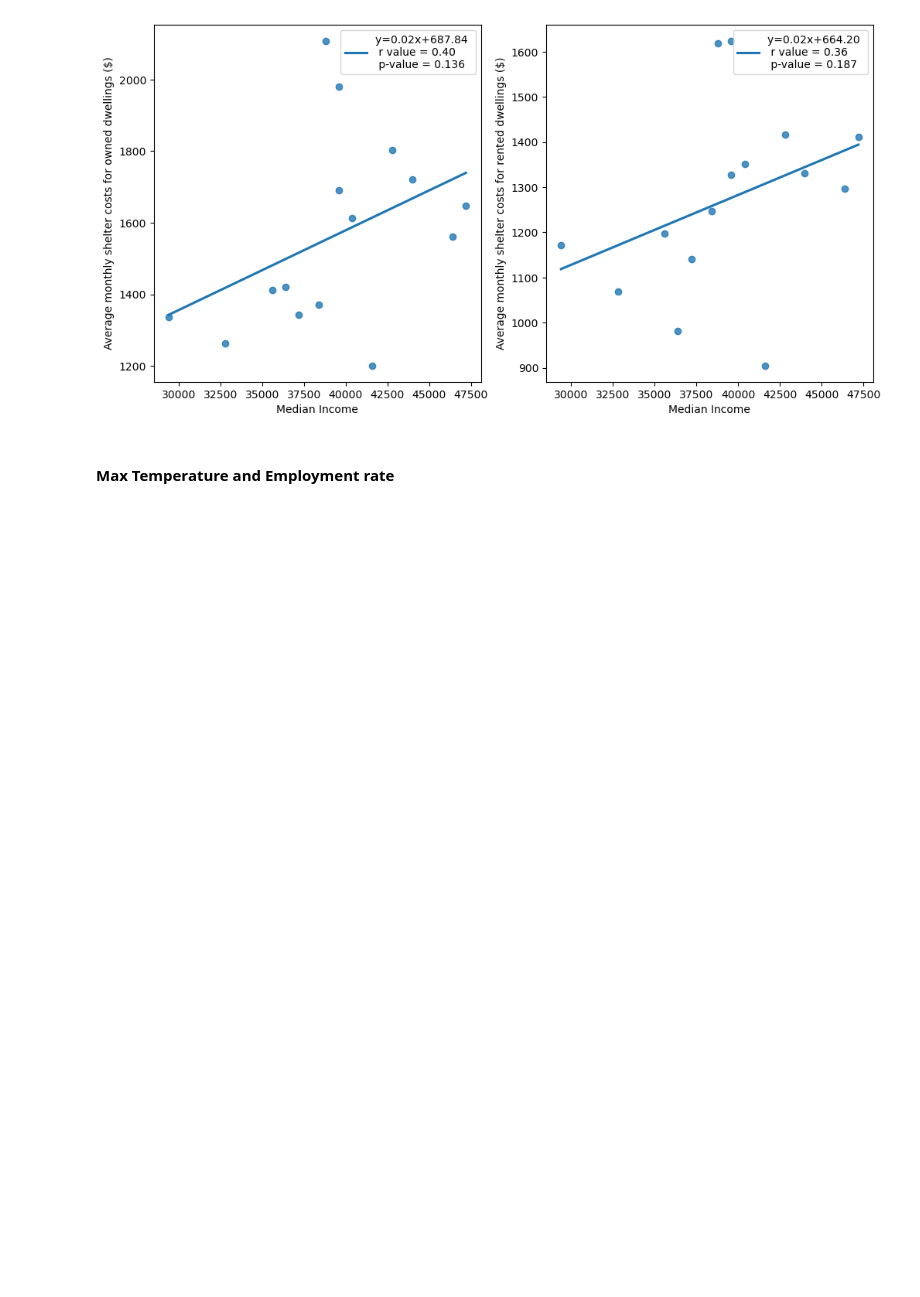
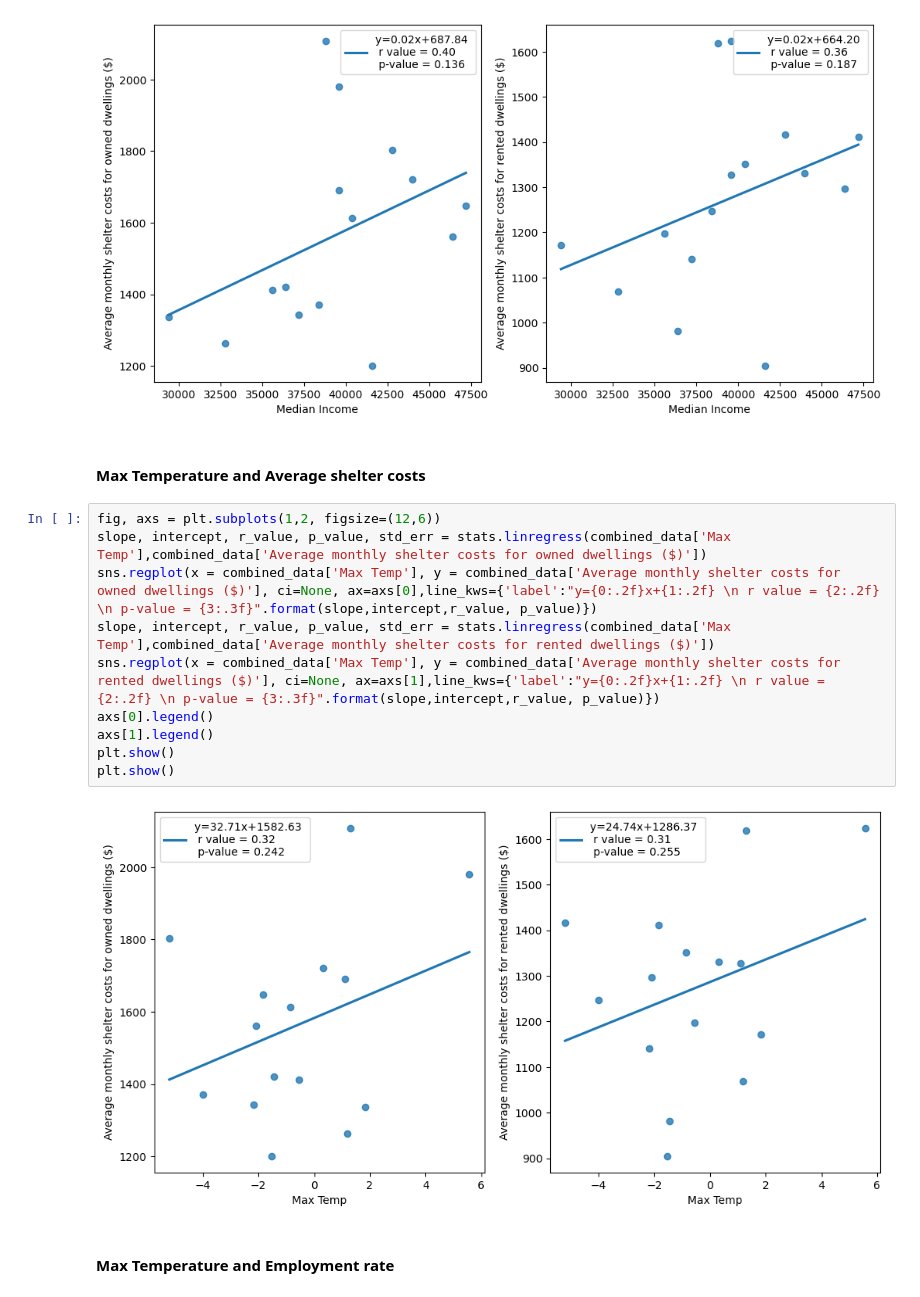
Before and after one commit to detmanski/Overview_Canada_Analysis, a Jupyter notebook: emp_and_shelter_cost.ipynb, the cells around one changed output. Drawn from its saved outputs; the diff is of its cells as text; blank space fills up the shorter version.

Commit message:
added extra graphs

```diff
--- a/emp_and_shelter_cost.ipynb
+++ b/emp_and_shelter_cost.ipynb
@@ -409,6 +409,20 @@ plt.show()
 plt.show()
 # %% [output]
 [figure]
+# %% [markdown]
+#### Max Temperature and Average shelter costs
+# %%
+fig, axs = plt.subplots(1,2, figsize=(12,6))
+slope, intercept, r_value, p_value, std_err = stats.linregress(combined_data['Max Temp'],combined_data['Average monthly shelter costs for owned dwellings ($)'])
+sns.regplot(x = combined_data['Max Temp'], y = combined_data['Average monthly shelter costs for owned dwellings ($)'], ci=None, ax=axs[0],line_kws={'label':"y={0:.2f}x+{1:.2f} \n r value = {2:.2f} \n p-value = {3:.3f}".format(slope,intercept,r_value, p_value)})
+slope, intercept, r_value, p_value, std_err = stats.linregress(combined_data['Max Temp'],combined_data['Average monthly shelter costs for rented dwellings ($)'])
+sns.regplot(x = combined_data['Max Temp'], y = combined_data['Average monthly shelter costs for rented dwellings ($)'], ci=None, ax=axs[1],line_kws={'label':"y={0:.2f}x+{1:.2f} \n r value = {2:.2f} \n p-value = {3:.3f}".format(slope,intercept,r_value, p_value)})
+axs[0].legend()
+axs[1].legend()
+plt.show()
+plt.show()
+# %% [output]
+[figure, added]
 # %% [markdown]
 #### Max Temperature and Employment rate
 # %%
```
